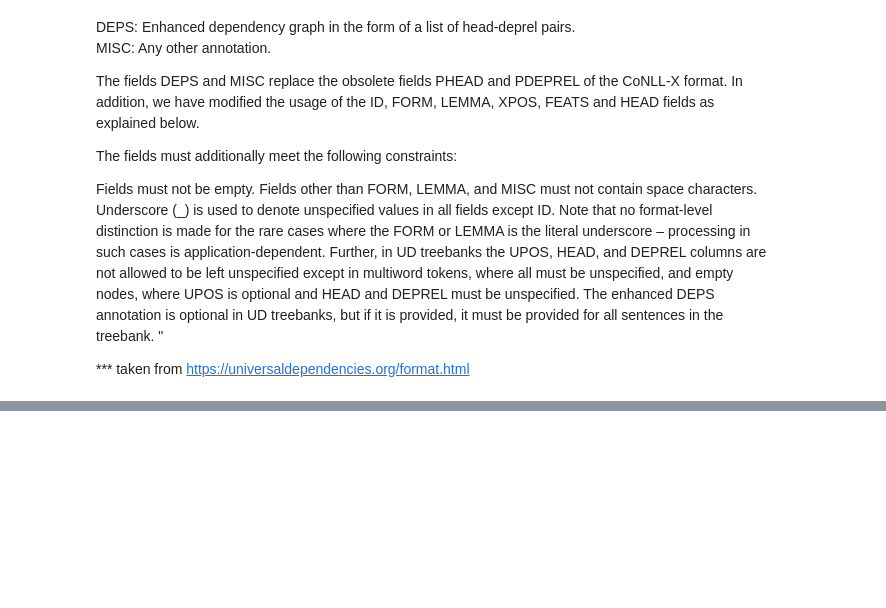
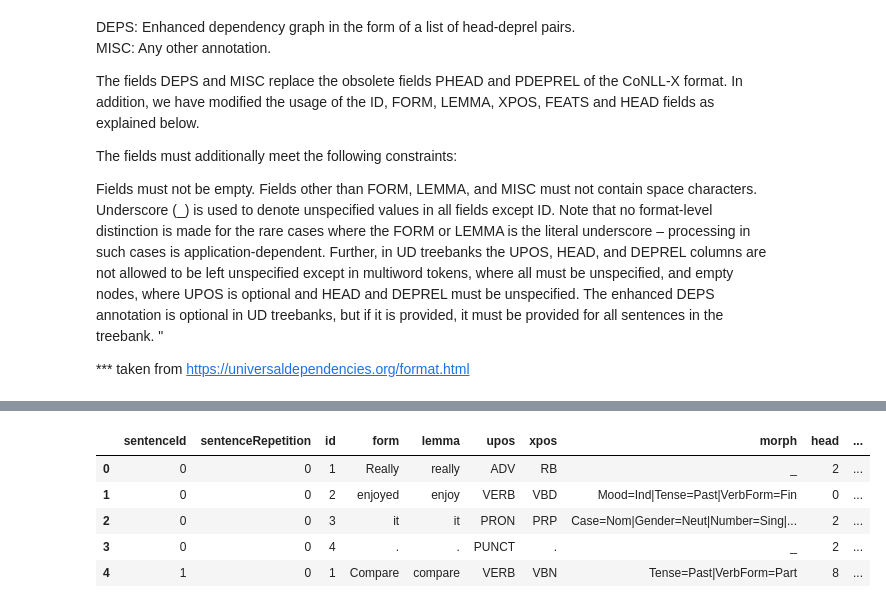
Before and after one commit to sezentuvay/NLP_Tech_Assignment_2, a Jupyter notebook: part1/DataExploration.ipynb, the cells around one changed output, grey strips where cells are left out. Cells and saved outputs as stored; diff of their text form; code cells hidden in the pictures; blank space fills up the shorter version.

```diff
--- a/part1/DataExploration.ipynb
+++ b/part1/DataExploration.ipynb
@@ -319,0 +510,12 @@ Maxium of columns in file: 29
+# %%
+df_read = pd.read_csv('../data/intermediate/expandedDataframe_smallExample')
+
+# head
+display(df_read.head(5))
+# %% [output]
+|  | sentenceId | sentenceRepetition | id | form | lemma | upos | xpos | morph | head | ... |
+| 0 | 0 | 0 | 1 | Really | really | ADV | RB | _ | 2 | ... |
+| 1 | 0 | 0 | 2 | enjoyed | enjoy | VERB | VBD | Mood=Ind|Tense=Past|VerbForm=Fin | 0 | ... |
+| 2 | 0 | 0 | 3 | it | it | PRON | PRP | Case=Nom|Gender=Neut|Number=Sing|... | 2 | ... |
+| 3 | 0 | 0 | 4 | . | . | PUNCT | . | _ | 2 | ... |
+| 4 | 1 | 0 | 1 | Compare | compare | VERB | VBN | Tense=Past|VerbForm=Part | 8 | ... |
```
Also changed, not shown: parts of 14 cells of this notebook.
